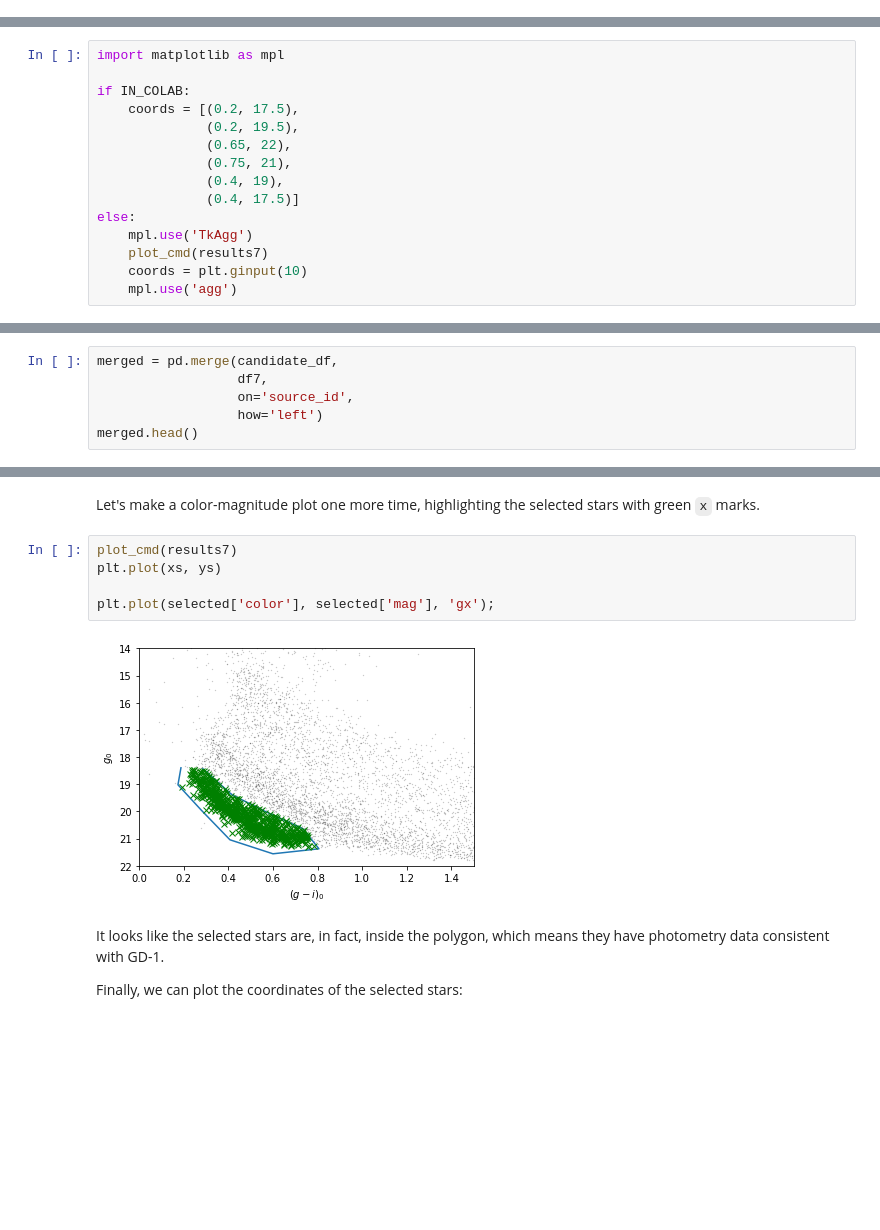
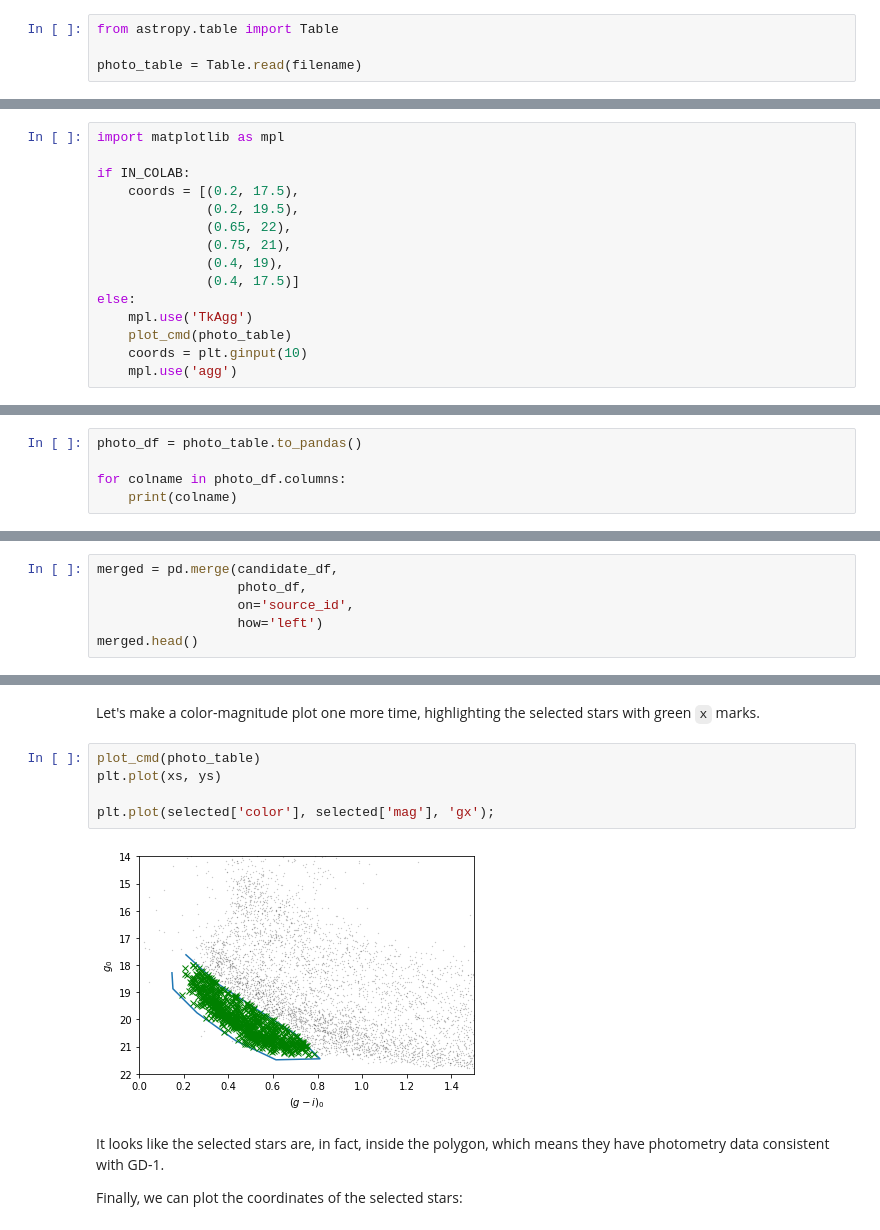
Before and after one commit to datacarpentry/astronomy-python, a Jupyter notebook: new_notebooks/06_photo.ipynb, the cells around one changed output, grey strips where cells are left out. Cells and saved outputs as stored; diff of their text form; blank space fills up the shorter version.

```diff
--- a/new_notebooks/06_photo.ipynb
+++ b/new_notebooks/06_photo.ipynb
@@ -48,3 +37,7 @@ candidate_df = pd.read_hdf(filename, dataset_name)
+# %%
+from astropy.table import Table
+
+photo_table = Table.read(filename)
 # %% [markdown]
 ## Plotting photometry data
 
@@ -129,7 +124,7 @@ if IN_COLAB:
               (0.4, 17.5)]
 else:
     mpl.use('TkAgg')
-    plot_cmd(results7)
+    plot_cmd(photo_table)
     coords = plt.ginput(10)
     mpl.use('agg')
 # %% [markdown]
@@ -248,0 +252,5 @@ Index(['source_id', 'g_mean_psf_mag', 'i_mean_psf_mag'], dtype='object')
+# %%
+photo_df = photo_table.to_pandas()
+
+for colname in photo_df.columns:
+    print(colname)
@@ -254,7 +266,7 @@ You might recognize this task; it's the same as the JOIN operation in ADQL/SQL.
 Pandas provides a function called `merge` that does what we want.  Here's how we use it.
 # %%
 merged = pd.merge(candidate_df,
-                  df7,
+                  photo_df,
                   on='source_id',
                   how='left')
 merged.head()
@@ -366,12 +389,12 @@ selected = merged[inside]
 # %% [markdown]
 Let's make a color-magnitude plot one more time, highlighting the selected stars with green `x` marks.
 # %%
-plot_cmd(results7)
+plot_cmd(photo_table)
 plt.plot(xs, ys)
 
 plt.plot(selected['color'], selected['mag'], 'gx');
 # %% [output]
-[figure, old version]
+[figure, new version]
 # %% [markdown]
 It looks like the selected stars are, in fact, inside the polygon, which means they have photometry data consistent with GD-1.
 
```
Also changed, not shown: parts of 25 cells of this notebook, 4 other files.
